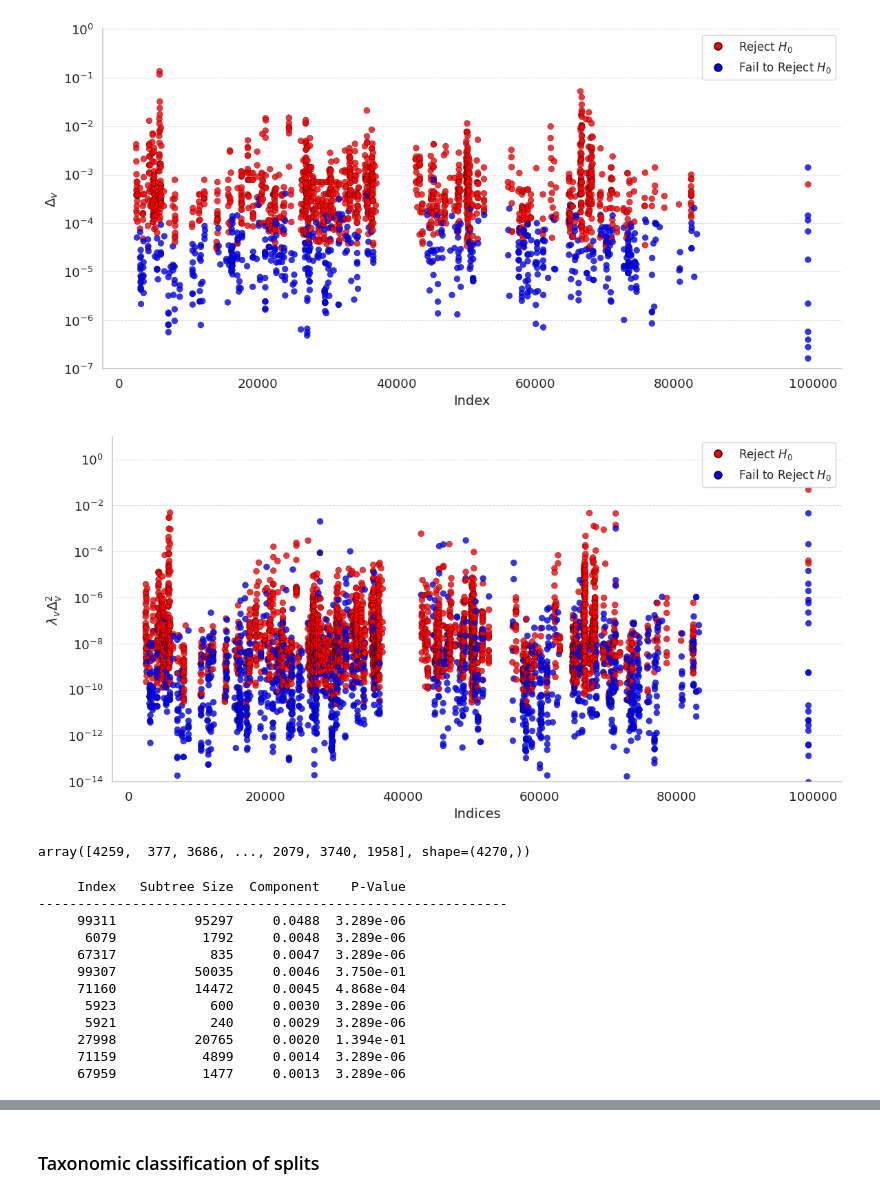
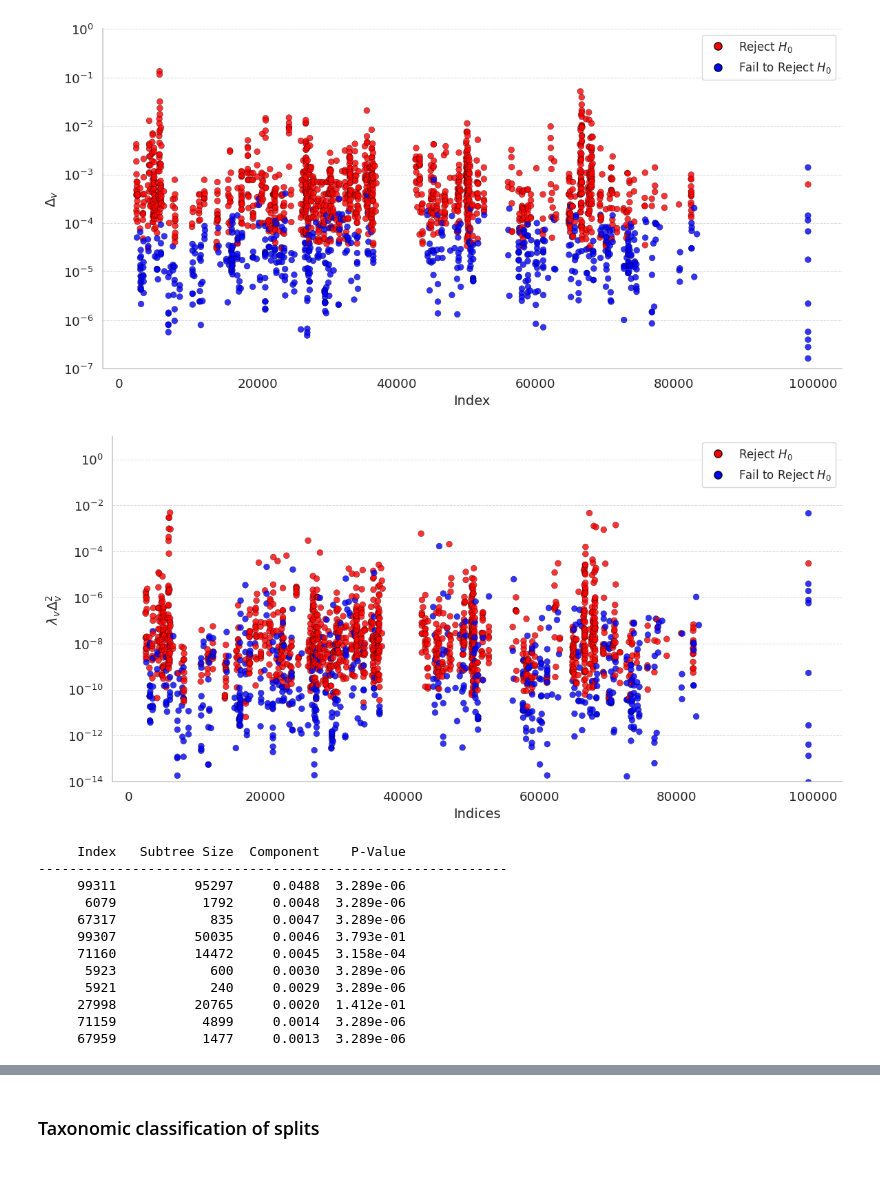
Before and after one commit to spsvihla/pcms, a Jupyter notebook: notebooks/haar_like_wavelets_level_of_significance.ipynb, the cells around one changed output, grey strips where cells are left out. Drawn from its saved outputs; the diff is of its cells as text; code cells hidden in the pictures.

Commit message:
Change: remove random topology test
- delete haar-dist.cpp and haar-dist.hpp
- move cdf_proj_dod to pcms.stats.cdf_coord_dod
- update notebooks

```diff
--- a/notebooks/haar_like_wavelets_level_of_significance.ipynb
+++ b/notebooks/haar_like_wavelets_level_of_significance.ipynb
@@ -814,20 +348,23 @@ ValueError: setting an array element with a sequence.
 # %%
 start = time.time()
 
-pvals_dod = np.zeros(hl_coords.data.shape)
-for i_idx, j_idx in enumerate(tree.find_interior_nodes()[hl_coords.indices]):
-    children = tree.find_children(j_idx)
+mask = np.where(hl_coords > 0.0)[0]
+
+pvals_dod = np.zeros(mask.size)
+for m_idx, idx in enumerate(mask):
+    node_idx = intr_nodes[idx]
+    children = tree.find_children(node_idx)
     if children.size == 1:
-        pvals_dod[i_idx] = 1.0
+        pvals_dod[m_idx] = 1.0
     else:
-        cdf_val = pcms.haar.cdf_proj_dod(
-            hl_coords.data[i_idx],
+        cdf_val = pcms.stats.cdf_coord_dod(
+            hl_coords[idx],
             tree=tree,
-            node=j_idx,
-            eps=0.01,
-            delta=0.01
+            node=node_idx,
+            eps=0.005,
+            delta=0.001
         )
-        pvals_dod[i_idx] = 2 * min(cdf_val, 1 - cdf_val)
+        pvals_dod[m_idx] = 2 * min(cdf_val, 1 - cdf_val)
 
 print("Elapsed time: ", time.time() - start)
 # %% [output]
@@ -891,12 +430,14 @@ sns.set(style="whitegrid", font_scale=1.2)
 fig, ax = plt.subplots(figsize=(12, 6))
 
 # Map do_reject_dod to binary colors: True → red, False → blue
-colors = np.where(do_reject_dod[:-1], 'red', 'blue')
+colors = np.where(do_reject_dod, 'red', 'blue')
+
+y = dh_comps[mask]
+x = mask
 
 # Scatter plot with edge color for clarity
 scatter = ax.scatter(
-    dh_comps.indices[:-1],
-    dh_comps.data[:-1],
+    x, y,
     c=colors,
     s=40,
     alpha=0.8,
@@ -907,43 +448,41 @@ scatter = ax.scatter(
 
 # Log scale for y-axis
 ax.set_yscale('log')
 ax.set_ylim([1e-14, 1e1])
 
 # Custom legend with edge color to match scatter
 legend_elements = [
     Line2D([0], [0], marker='o', color='w',
            label=r'Reject $H_0$', markerfacecolor='red',
            markeredgecolor='black', markersize=8),
     Line2D([0], [0], marker='o', color='w',
            label=r'Fail to Reject $H_0$', markerfacecolor='blue',
            markeredgecolor='black', markersize=8)
 ]
 ax.legend(handles=legend_elements, frameon=True, fontsize=12)
 
 # Labels
 ax.set_xlabel('Indices', fontsize=14)
 ax.set_ylabel(r'$\lambda_v \Delta_v^2$', fontsize=14)
 
 # Grid: y-axis only
 ax.yaxis.grid(True, linestyle='--', linewidth=0.7, alpha=0.7)
 ax.xaxis.grid(False)
 
 # Clean up plot spines
 sns.despine()
 
 plt.tight_layout()
 plt.show()
 # %% [output]
-[figure, old version]
+[figure, new version]
-# %%
-sort_idx
-# %% [output]
-array([4259,  377, 3686, ..., 2079, 3740, 1958], shape=(4270,))
 # %%
 N = 10
 
 print(f"{'Index':>10} {'Subtree Size':>14} {'Component':>10} {'P-Value':>10}")
 print("-" * 60)
+
+sort_idx = np.argsort(dh_comps)[::-1]
 
 eps = 0.005
 delta = 0.001
@@ -952,9 +491,8 @@ n_samples = np.ceil(1.0 / (2 * eps**2) * np.log(2 / delta))
 
 for rank in range(N):
     idx = sort_idx[rank]
-    intr_node_idx = dh_comps.indices[idx]
-    node_idx = intr_nodes[intr_node_idx]
-    cdf_val = pcms.haar.cdf_proj_dod(
+    node_idx = intr_nodes[idx]
+    cdf_val = pcms.stats.cdf_coord_dod(
         hl_coords.data[idx],
         tree=tree,
         node=node_idx,
@@ -964,7 +502,7 @@ for rank in range(N):
     pval = 2 * min(cdf_val, 1 - cdf_val)
     pval = pval if pval > 0 else 0.5 / n_samples
     print(
-        f"{intr_node_idx+1:>10d} "
+        f"{idx+1:>10d} "
         f"{subtree_sizes[node_idx]:>14d} "
         f"{dh_comps.data[idx]:>10.4f} "
         f"{pval:>10.3e}"
@@ -975,10 +513,10 @@ for rank in range(N):
      99311          95297     0.0488  3.289e-06
       6079           1792     0.0048  3.289e-06
      67317            835     0.0047  3.289e-06
-     99307          50035     0.0046  3.750e-01
-     71160          14472     0.0045  4.868e-04
+     99307          50035     0.0046  3.793e-01
+     71160          14472     0.0045  3.158e-04
       5923            600     0.0030  3.289e-06
       5921            240     0.0029  3.289e-06
-     27998          20765     0.0020  1.394e-01
+     27998          20765     0.0020  1.412e-01
      71159           4899     0.0014  3.289e-06
      67959           1477     0.0013  3.289e-06
```
Also changed, not shown: parts of 37 cells of this notebook, 6 other files.
